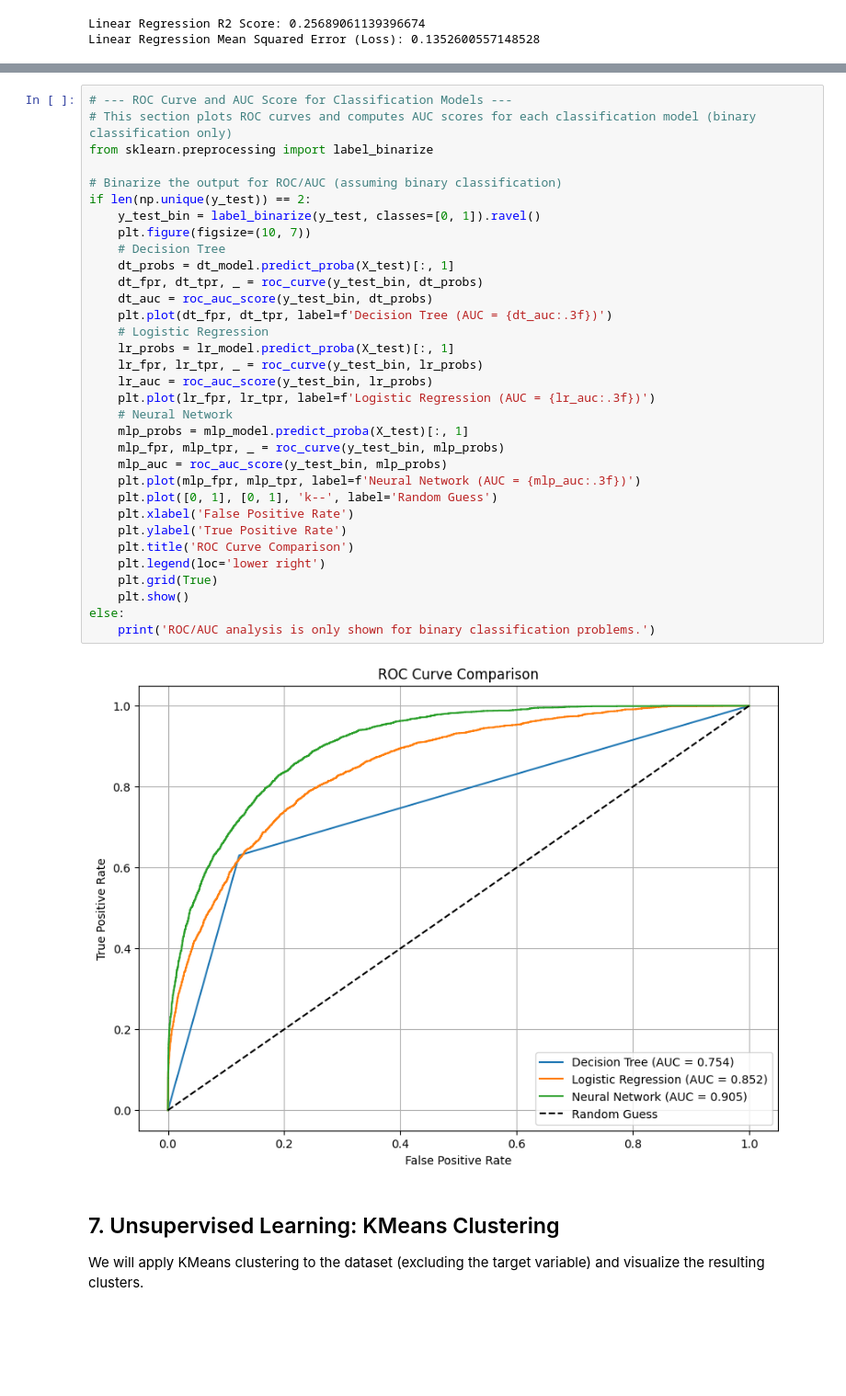
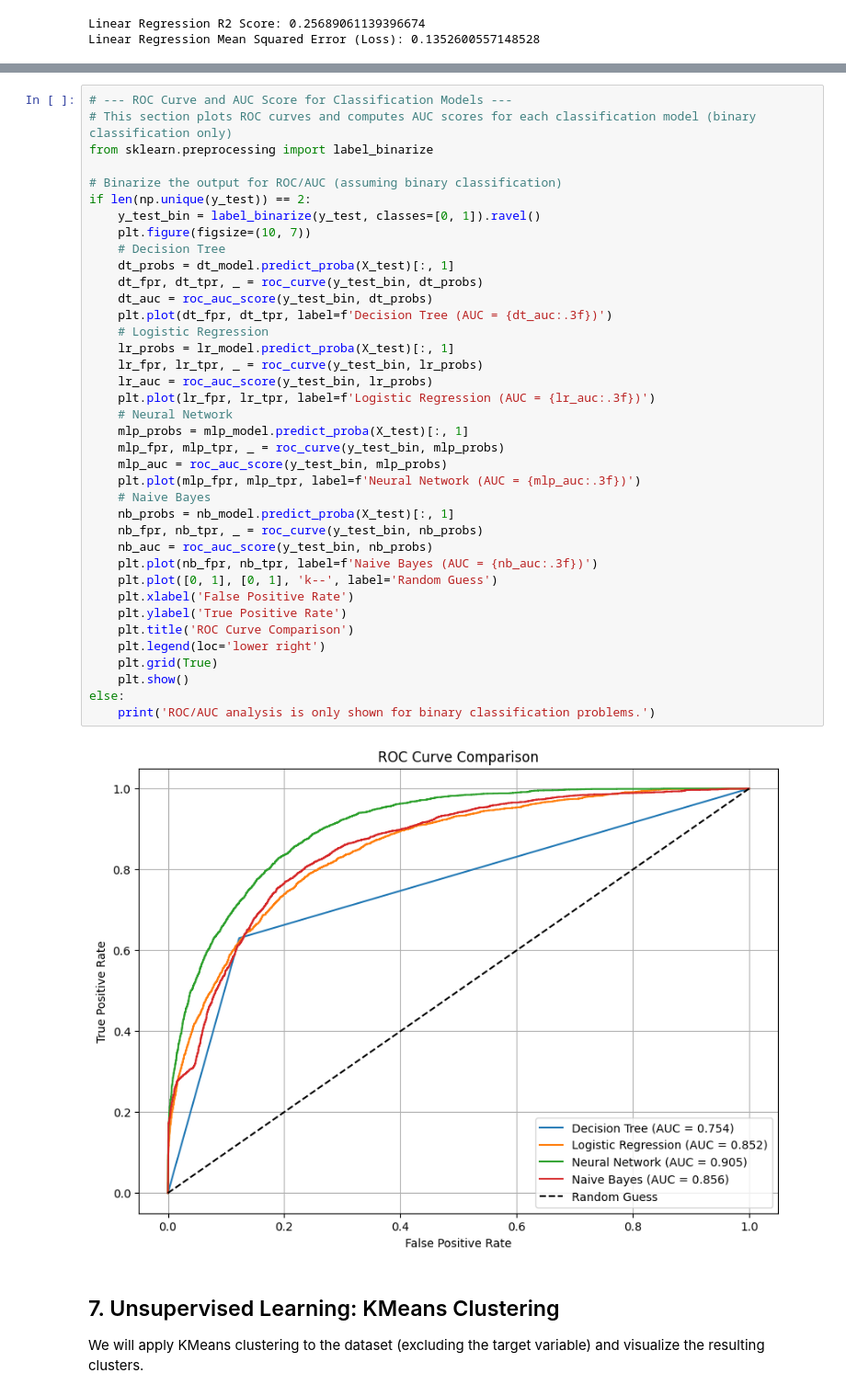
Before and after one commit to uzicodes/Adult_Income_ML_Predictor, a Jupyter notebook: adult_income.ipynb, the cells around one changed output, grey strips where cells are left out. Shown at 92% size. Saved outputs shown, nothing was run; the diff lists cells and outputs as text; blank space fills up the shorter version.

```diff
--- a/adult_income.ipynb
+++ b/adult_income.ipynb
@@ -497,34 +482,39 @@ from sklearn.preprocessing import label_binarize
 
 # Binarize the output for ROC/AUC (assuming binary classification)
 if len(np.unique(y_test)) == 2:
     y_test_bin = label_binarize(y_test, classes=[0, 1]).ravel()
     plt.figure(figsize=(10, 7))
     # Decision Tree
     dt_probs = dt_model.predict_proba(X_test)[:, 1]
     dt_fpr, dt_tpr, _ = roc_curve(y_test_bin, dt_probs)
     dt_auc = roc_auc_score(y_test_bin, dt_probs)
     plt.plot(dt_fpr, dt_tpr, label=f'Decision Tree (AUC = {dt_auc:.3f})')
     # Logistic Regression
     lr_probs = lr_model.predict_proba(X_test)[:, 1]
     lr_fpr, lr_tpr, _ = roc_curve(y_test_bin, lr_probs)
     lr_auc = roc_auc_score(y_test_bin, lr_probs)
     plt.plot(lr_fpr, lr_tpr, label=f'Logistic Regression (AUC = {lr_auc:.3f})')
     # Neural Network
     mlp_probs = mlp_model.predict_proba(X_test)[:, 1]
     mlp_fpr, mlp_tpr, _ = roc_curve(y_test_bin, mlp_probs)
     mlp_auc = roc_auc_score(y_test_bin, mlp_probs)
     plt.plot(mlp_fpr, mlp_tpr, label=f'Neural Network (AUC = {mlp_auc:.3f})')
+    # Naive Bayes
+    nb_probs = nb_model.predict_proba(X_test)[:, 1]
+    nb_fpr, nb_tpr, _ = roc_curve(y_test_bin, nb_probs)
+    nb_auc = roc_auc_score(y_test_bin, nb_probs)
+    plt.plot(nb_fpr, nb_tpr, label=f'Naive Bayes (AUC = {nb_auc:.3f})')
     plt.plot([0, 1], [0, 1], 'k--', label='Random Guess')
     plt.xlabel('False Positive Rate')
     plt.ylabel('True Positive Rate')
     plt.title('ROC Curve Comparison')
     plt.legend(loc='lower right')
     plt.grid(True)
     plt.show()
 else:
     print('ROC/AUC analysis is only shown for binary classification problems.')
 # %% [output]
-[figure, old version]
+[figure, new version]
 # %% [markdown]
 ## 7. Unsupervised Learning: KMeans Clustering
 We will apply KMeans clustering to the dataset (excluding the target variable) and visualize the resulting clusters.
```
Also changed, not shown: parts of 1 cell of this notebook, 2 other files.
